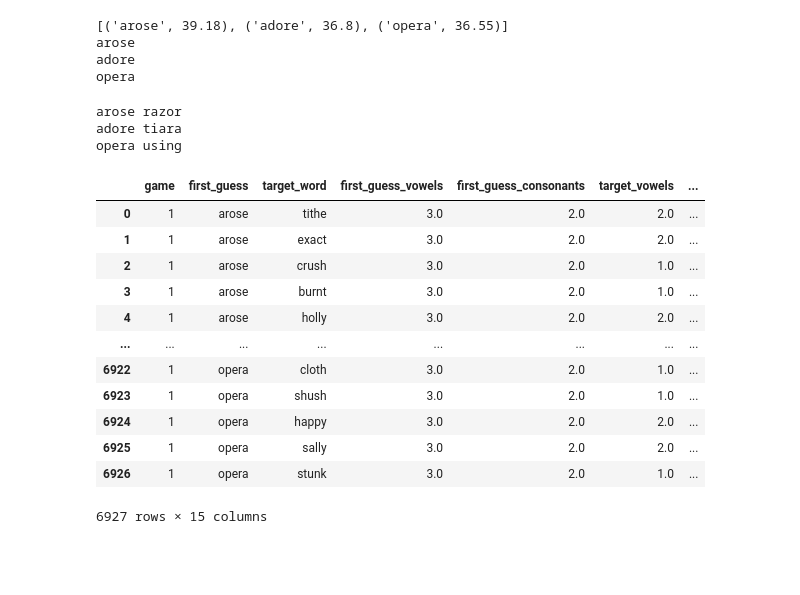
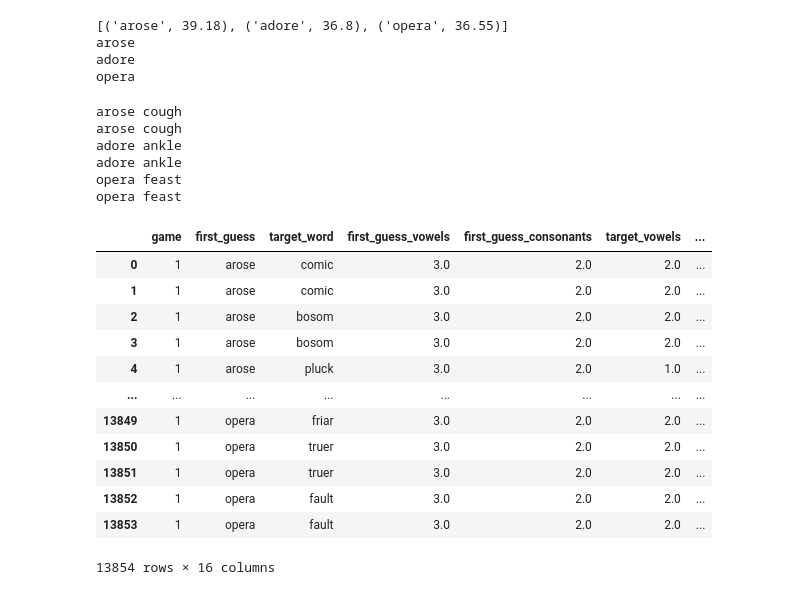
Before and after one commit to kmaurinjones/wordle_wizard, a Jupyter notebook: wordle_solving_function.ipynb, the cells around one changed output. Saved outputs shown, nothing was run; the diff lists cells and outputs as text; code cells hidden in the pictures; blank space fills up the shorter version.

```diff
--- a/wordle_solving_function.ipynb
+++ b/wordle_solving_function.ipynb
@@ -244,7 +244,7 @@ def best_guess_words(word_list: list, show_letters: bool = False):
     max_len_possible = len(word_list[0])
 
     ### Get words with the highest letter diversity
-    while max_len_possible > 0: # so worst case scenario, max_length_possible stops at 1
+    while max_len_possible:
 
         best_letters = set()
         best_words = []
@@ -1958,57 +2094,63 @@ stats_dict = solve_wordle(word_list = official_words, max_guesses = 15,
     random_guess = True, random_target = True,
     verbose = False, drama = 0, return_stats = True)
 
 stats_master = {}
 # making empty list for values
 for metric, result in stats_dict.items():
     stats_master["game"] = []
     stats_master[metric] = []
 
 # print(stats_master)
 
 ##### Simulations
 
 # sims = 1
 info = []
 
 ### Number of simulated games == i
 for tup in best_official_words:
 
     guess_word = (tup[0])
 
     for word in official_words:
 
-        try:
-            stats_master["game"].append(i + 1)
-            complete = solve_wordle(word_list = official_words, max_guesses = 15,
-                guess = guess_word, target = word,
-                random_guess = False, random_target = False,
-                verbose = False, drama = 0, return_stats = True)
+        for bias_option in [True, False]:
 
-            info.append((i, complete["first_guess"], complete["target_word"]))
-        except:
-            IndexError
-            print(complete["first_guess"], complete["target_word"])
+            try:
+                stats_master["game"].append(i + 1)
+                complete = solve_wordle(word_list = official_words, max_guesses = 15,
+                    guess = guess_word, target = word, bias = bias_option,
+                    random_guess = False, random_target = False,
+                    verbose = False, drama = 0, return_stats = True)
 
-        for metric, result in complete.items():
-            stats_master[metric].append(result)
+                info.append((i, complete["first_guess"], complete["target_word"]))
+
+            except:
+                IndexError
+                print(complete["first_guess"], complete["target_word"])
+
+            for metric, result in complete.items():
+                stats_master[metric].append(result)
 
 sims_df = pd.DataFrame(stats_master)
 sims_df
 # %% [output]
-arose razor
-adore tiara
-opera using
+arose cough
+arose cough
+adore ankle
+adore ankle
+opera feast
+opera feast
 |  | game | first_guess | target_word | first_guess_vowels | first_guess_consonants | target_vowels | ... |
-| 0 | 1 | arose | tithe | 3.0 | 2.0 | 2.0 | ... |
-| 1 | 1 | arose | exact | 3.0 | 2.0 | 2.0 | ... |
-| 2 | 1 | arose | crush | 3.0 | 2.0 | 1.0 | ... |
-| 3 | 1 | arose | burnt | 3.0 | 2.0 | 1.0 | ... |
-| 4 | 1 | arose | holly | 3.0 | 2.0 | 2.0 | ... |
+| 0 | 1 | arose | comic | 3.0 | 2.0 | 2.0 | ... |
+| 1 | 1 | arose | comic | 3.0 | 2.0 | 2.0 | ... |
+| 2 | 1 | arose | bosom | 3.0 | 2.0 | 2.0 | ... |
+| 3 | 1 | arose | bosom | 3.0 | 2.0 | 2.0 | ... |
+| 4 | 1 | arose | pluck | 3.0 | 2.0 | 1.0 | ... |
 | ... | ... | ... | ... | ... | ... | ... | ... |
-| 6922 | 1 | opera | cloth | 3.0 | 2.0 | 1.0 | ... |
-| 6923 | 1 | opera | shush | 3.0 | 2.0 | 1.0 | ... |
-| 6924 | 1 | opera | happy | 3.0 | 2.0 | 2.0 | ... |
-| 6925 | 1 | opera | sally | 3.0 | 2.0 | 2.0 | ... |
-| 6926 | 1 | opera | stunk | 3.0 | 2.0 | 1.0 | ... |
+| 13849 | 1 | opera | friar | 3.0 | 2.0 | 2.0 | ... |
+| 13850 | 1 | opera | truer | 3.0 | 2.0 | 2.0 | ... |
+| 13851 | 1 | opera | truer | 3.0 | 2.0 | 2.0 | ... |
+| 13852 | 1 | opera | fault | 3.0 | 2.0 | 2.0 | ... |
+| 13853 | 1 | opera | fault | 3.0 | 2.0 | 2.0 | ... |
-6927 rows × 15 columns
+13854 rows × 16 columns
```
Also changed, not shown: parts of 15 cells of this notebook.
